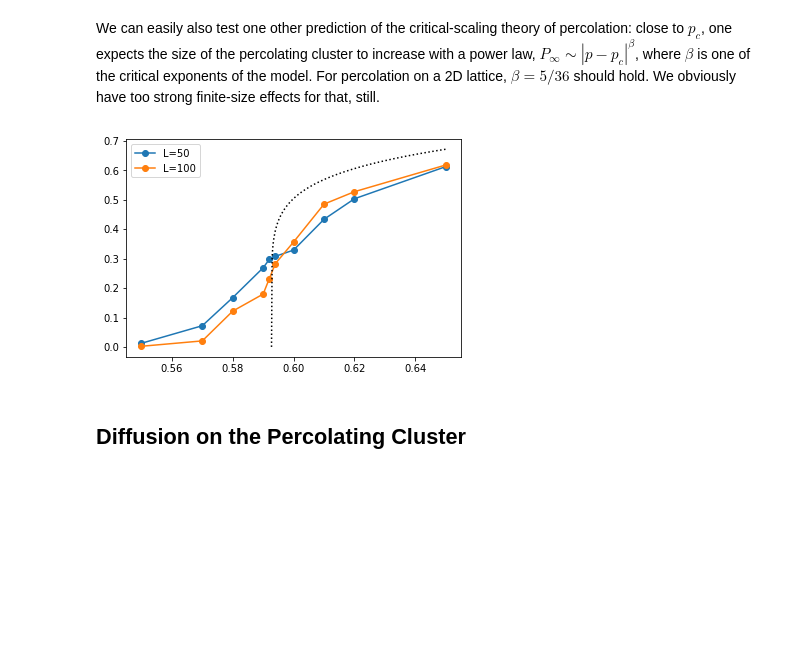
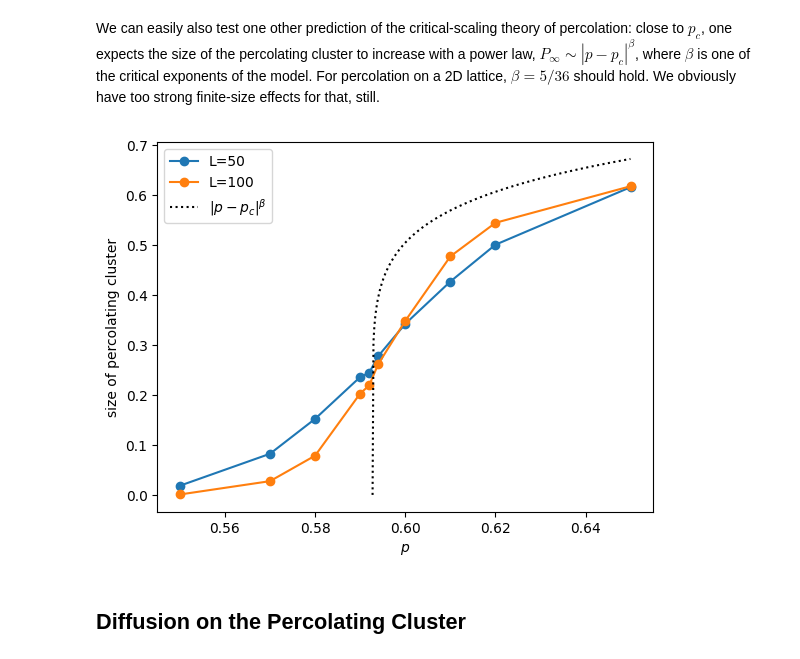
Before and after one commit to thvoigtmann/stochastic-processes, a Jupyter notebook: percolation.ipynb, the cells around one changed output. Cells and saved outputs as stored; diff of their text form; code cells hidden in the pictures; blank space fills up the shorter version.

```diff
--- a/percolation.ipynb
+++ b/percolation.ipynb
@@ -17,7 +20,7 @@ The way we store the matrix is as follows: an entry zero indicates that the site
 # %%
 def generate_matrix (dimensions,p):
     w,h = dimensions
-    return (np.vectorize(lambda x: np.int(x<p))(np.random.random((w,h))))
+    return (np.vectorize(lambda x: int(x<p))(np.random.random((w,h))))
 # %% [markdown]
 We create little helper functions to visualize the matrices. We plot accessible sites in blue, inaccessible sites in transparent (white bg). For later use we will also implement creation of colormaps according to the size of individual clusters (in different gray scale), singling out a specific percolating cluster in blue. The visualization method also allows to show the matrix along with a specified set of its x-periodic and y-periodic images (but at the moment that is not used).
 # %%
@@ -195,6 +207,7 @@ In order to talk about clusters in the first place, we need an algorithm that id
 
 After one walk-through, we check whether labels are linked through opposite boundaries of the box, and those are the clusters that percolate. There is some issue with clusters that might percolate diagonally across several box boundaries, and at the moment we do not catch them. The point here is not to go into a deep discussion of the algorithm, but just to provide a boxed method that identifies the clusters and whether there is a percolating one.
 # %%
+@jit(nopython=True)
 def find_clusters (mat):
     num_occupied = sum(mat.reshape(-1))
     w,h = mat.shape[:]
@@ -221,15 +234,15 @@ def find_clusters (mat):
                 else:
                     link(left,above)
                     mat[i,j] = same_as(left)
+    labels_tmp = np.copy(labels)
     def same_as_tmp (l):
         while (labels_tmp[l]) != l:
             l = labels_tmp[l]
         return l
     def link_tmp (label1,label2):
         labels_tmp[same_as_tmp(label1)] = same_as_tmp(label2)
-    labels_tmp = np.copy(labels)
-    percolates = np.zeros(label+1,dtype=np.int)
-    loopstarts = np.zeros(label+1,dtype=np.int)
+    percolates = np.zeros(label+1,dtype=np.int32)
+    loopstarts = np.zeros(label+1,dtype=np.int32)
     looplist = []
     for j in range(h):
         if mat[w-1,j]>1 and mat[0,j]>1:
@@ -266,7 +279,7 @@ def find_clusters (mat):
             mat[i,j] = l
             if (l>maxl):
                 maxl = l
-    size = np.zeros(maxl+1,dtype=np.int)
+    size = np.zeros(maxl+1,dtype=np.int32)
     for i in range(w):
         for j in range(h):
             size[mat[i,j]] += 1
@@ -294,7 +307,7 @@ visualize_matrix (mat1,cmap=cluster_colormap(percl,sizes))
 # %% [markdown]
 Now we move to a more quantitative analysis of the percolation problem: Let us generate some matrices for any fixed $p$, figure out whether there is a percolating cluster. We repeat a number of times and aim to plot the relative number of instances where we found a percolating cluster. As outlined above, in the limit of infinitely large boxes, this quantity is expected to become a setup function. The proper way to estimate the percolation point with finite-size matrices, is to do finite-size scaling: we repeat the exercise for different box lengths, and we should get increasingly sharp sigmoidal curves whose inflection point, at large enough box lengths, is at the percolation threshold $p_c$.
 # %%
-def find_percsizes(L1,Nmat=100,plist = [0.55,0.57,0.58,0.59,0.592,0.594,0.6,0.61,0.62,0.65]):
+def find_percsizes(L1,Nmat=1000,plist = [0.55,0.57,0.58,0.59,0.592,0.594,0.6,0.61,0.62,0.65]):
     percsizes = np.zeros(len(plist))
     percprobs = np.zeros(len(plist))
     for pi,p in enumerate(plist):
@@ -345,14 +358,16 @@ We can easily also test one other prediction of the critical-scaling theory of p
 # %%
 plt.figure()
 colorcycle = itertools.cycle(colorlist)
 for i,L1 in enumerate(Lrange):
     color = next(colorcycle)
     plt.plot(plist,psz[i]/L1/L1,'-o',label='L={}'.format(L1),color=color)
-plt.plot (np.arange(pc,0.65,0.0002),np.power(np.abs(np.arange(pc,0.65,0.0002)-pc),5./36),ls='dotted',color='black')
+plt.plot (np.arange(pc,0.65,0.0002),np.power(np.abs(np.arange(pc,0.65,0.0002)-pc),5./36),ls='dotted',color='black',label=r'$|p-p_c|^\beta$')
+plt.xlabel(r'$p$')
+plt.ylabel(r'size of percolating cluster')
 plt.legend()
 plt.show()
 # %% [output]
-[figure, old version]
+[figure, new version]
 # %% [markdown]
 ## Diffusion on the Percolating Cluster
 # %% [markdown]
```
Also changed, not shown: parts of 27 cells of this notebook.
